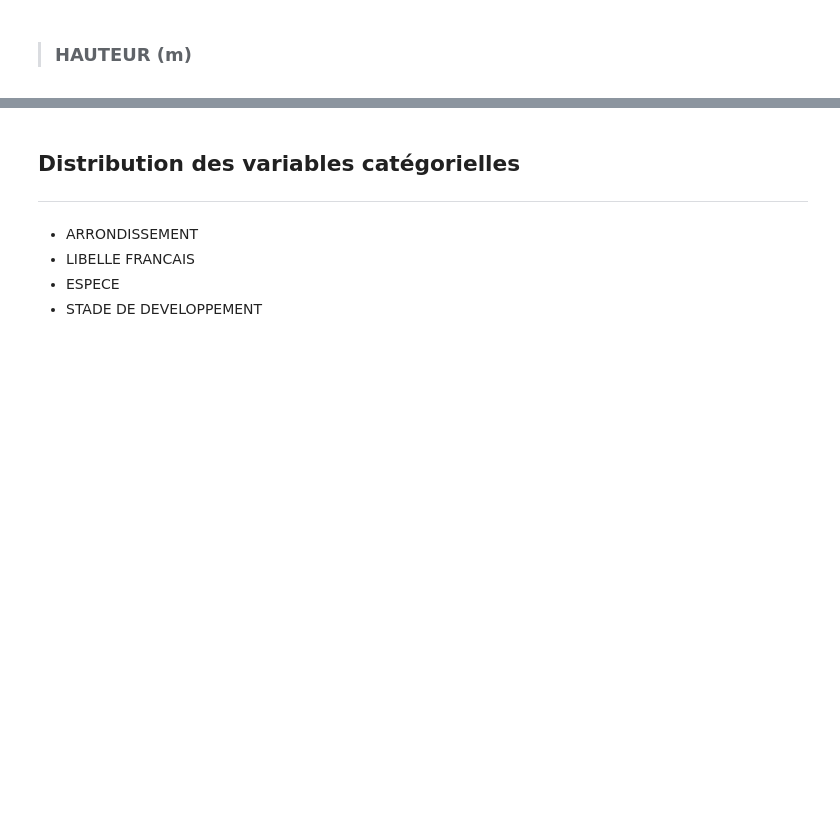
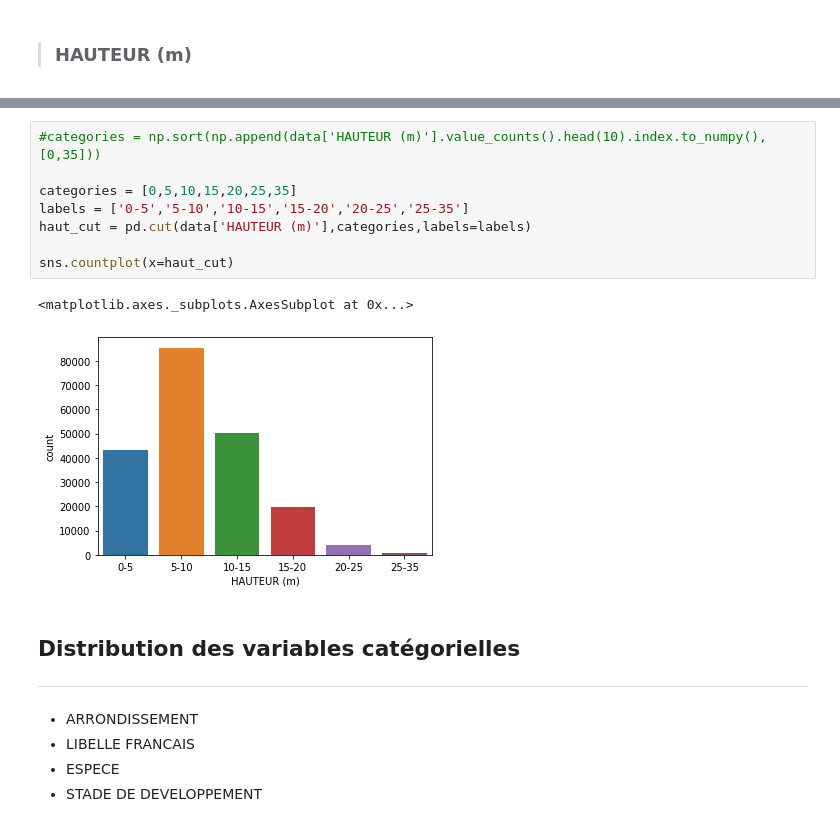
Before and after one commit to Rezzas/ocr_projet2, a Jupyter notebook: P2_ramos_sebastian/P2_ramos_sebastian.ipynb, the cells around one changed output, grey strips where cells are left out. Cells and saved outputs as stored; diff of their text form; blank space fills up the shorter version.

```diff
--- a/P2_ramos_sebastian/P2_ramos_sebastian.ipynb
+++ b/P2_ramos_sebastian/P2_ramos_sebastian.ipynb
@@ -1919,3 +2063,14 @@ sns.boxplot(x='HAUTEUR (m)', y='ARRONDISSEMENT', data=data)
+# %%
+#categories = np.sort(np.append(data['HAUTEUR (m)'].value_counts().head(10).index.to_numpy(),[0,35]))
+
+categories = [0,5,10,15,20,25,35]
+labels = ['0-5','5-10','10-15','15-20','20-25','25-35']
+haut_cut = pd.cut(data['HAUTEUR (m)'],categories,labels=labels)
+
+sns.countplot(x=haut_cut)
+# %% [output]
+<matplotlib.axes._subplots.AxesSubplot at 0x...>
+[figure, added]
 # %% [markdown]
 ## Distribution des variables catégorielles
 ---
```
Also changed, not shown: parts of 64 cells of this notebook, 1 other file.
